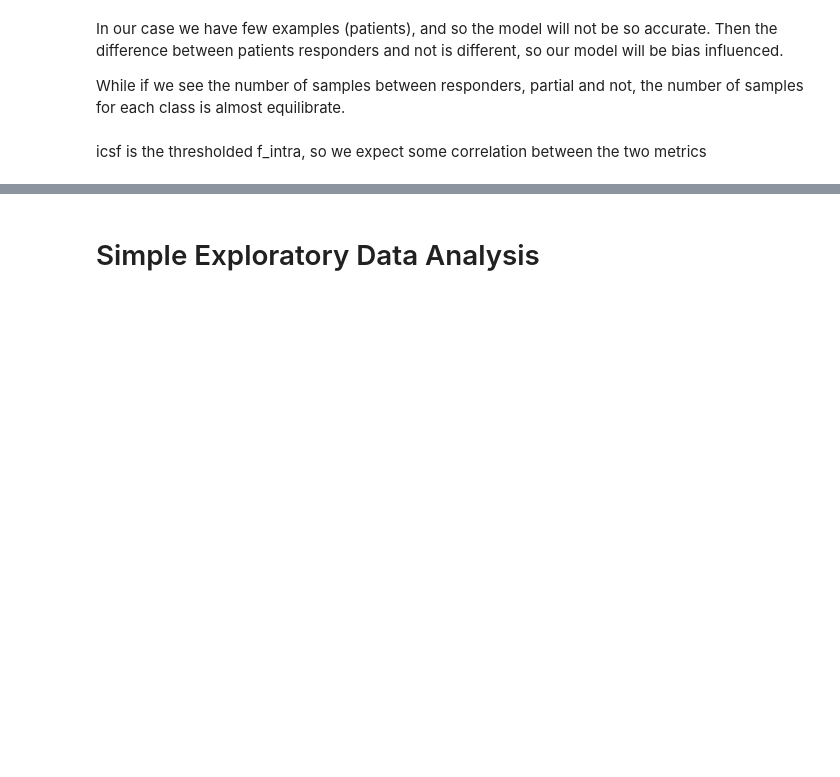
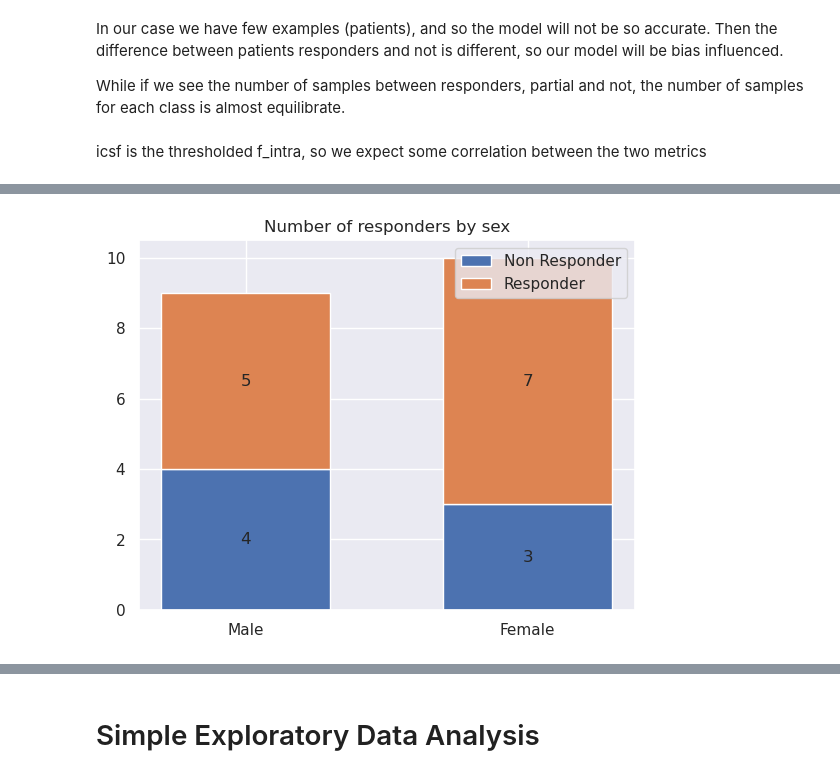
Before and after one commit to PiLAB-Medical-Imaging/TFE23-740_Epilepsy, a Jupyter notebook: src/analysis.ipynb, the cells around one changed output, grey strips where cells are left out. Saved outputs shown, nothing was run; the diff lists cells and outputs as text; code cells hidden in the pictures; blank space fills up the shorter version.

```diff
--- a/src/analysis.ipynb
+++ b/src/analysis.ipynb
@@ -173,0 +247,23 @@ dtype: float64
+# %%
+sexs = ("Male", "Female")
+resps = ("Non Responder", "Responder")
+width = 0.6
+
+fig, ax = plt.subplots()
+bottom = np.zeros(2)
+
+M = pd.crosstab(index=df["resp"], columns=df["sex"]).to_numpy()
+
+for resp_idx, resp in enumerate(resps):
+
+    p = ax.bar(sexs, M[resp_idx, :], width, label=resp, bottom=bottom)
+    bottom += M[resp_idx, :]
+
+    ax.bar_label(p, label_type="center")
+
+ax.set_title("Number of responders by sex")
+ax.legend()
+
+plt.show()
+# %% [output]
+[figure, added]
```
Also changed, not shown: parts of 28 cells of this notebook, 4 other files.
